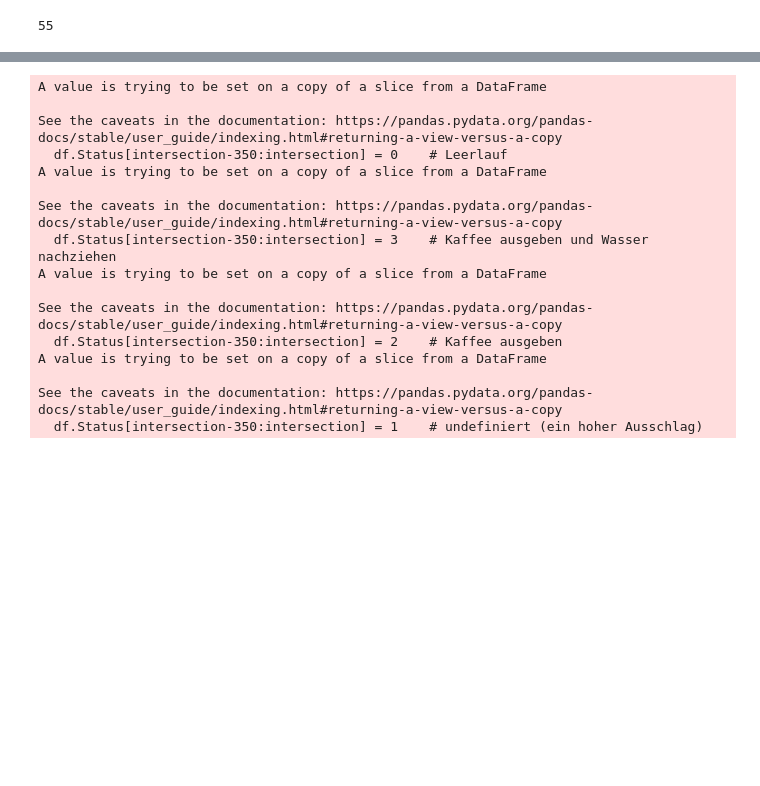
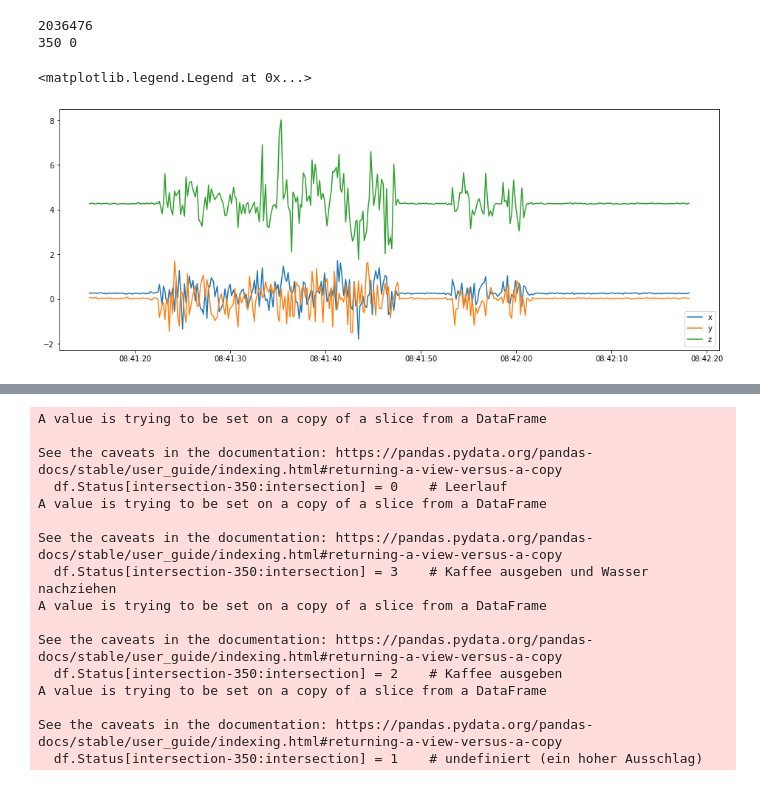
Before and after one commit to juliansaar/Innoprojekt, a Jupyter notebook: Kaffee_Zustandserkennung.ipynb, the cells around one changed output, grey strips where cells are left out. Saved outputs shown, nothing was run; the diff lists cells and outputs as text; code cells hidden in the pictures; blank space fills up the shorter version.

```diff
--- a/Kaffee_Zustandserkennung.ipynb
+++ b/Kaffee_Zustandserkennung.ipynb
@@ -104,13 +80,41 @@ Name: 0.010000000000000009, dtype: float64
 # die ganze Idee macht keinen Sinn, da Moving Average immer bei ca. 1,5...
 # man braucht andere Metrik als den Mittelwert. Eventuell einfach zählen, wie oft Wert von x, y, z in einem Abschnitt hoch bzw. niedrig ist
 
-intersection = 4000
+
+intersection = 2036476 - 5791
+
+print(intersection + 5791)
+
+offset = 120
 one_part = df[intersection-350 : intersection]
 #avg = (np.mean(one_part.x) + np.mean(one_part.y) + np.mean(one_part.z)) / 3
-count = (one_part[(one_part.x > 0.359) | (one_part.x < 0.171)].count()[0]) + \
-        (one_part[(one_part.y > 0.09) | (one_part.y < -0.008)].count()[0]) + \
-        (one_part[(one_part.z > 4.307) | (one_part.z < 4.234)].count()[0])
-print(count)
+count_small = (one_part[(one_part.x > 2) | (one_part.x < -2)].count()[0]) + \
+        (one_part[(one_part.y > 2) | (one_part.y < -2)].count()[0]) + \
+        (one_part[(one_part.z > 2) | (one_part.z < -2)].count()[0])
+count_big = (one_part[(one_part.x > 20) | (one_part.x < -20)].count()[0]) + \
+                (one_part[(one_part.y > 20) | (one_part.y < -20)].count()[0]) + \
+                (one_part[(one_part.z > 20) | (one_part.z < -20)].count()[0])
+
+
+
+print(count_small, count_big)
+# Leerlauf: 0, 0
+# Tisch: 32, 4
+# Kaffee: 413, 99
+# Kaffee & Wasser: 494, 135
 # %% [output]
-55
+2036476
+350 0
+# %%
+# Ausschnitt, bei dem Kaffee gemacht wird und Wasser nachgezogen wird
+intersection = 1460000 - 5791
+fig, ax = plt.subplots(figsize=(16,6))
+ax.plot(df.time[intersection-350 : intersection], df.x[intersection-350 : intersection], label="x")
+ax.plot(df.time[intersection-350 : intersection], df.y[intersection-350 : intersection], label='y')
+ax.plot(df.time[intersection-350 : intersection], df.z[intersection-350 : intersection], label='z')
+
+plt.legend(loc=4)
+# %% [output]
+<matplotlib.legend.Legend at 0x...>
+[figure, added]
 # %%
```
Also changed, not shown: parts of 25 cells of this notebook, 2 other files.
